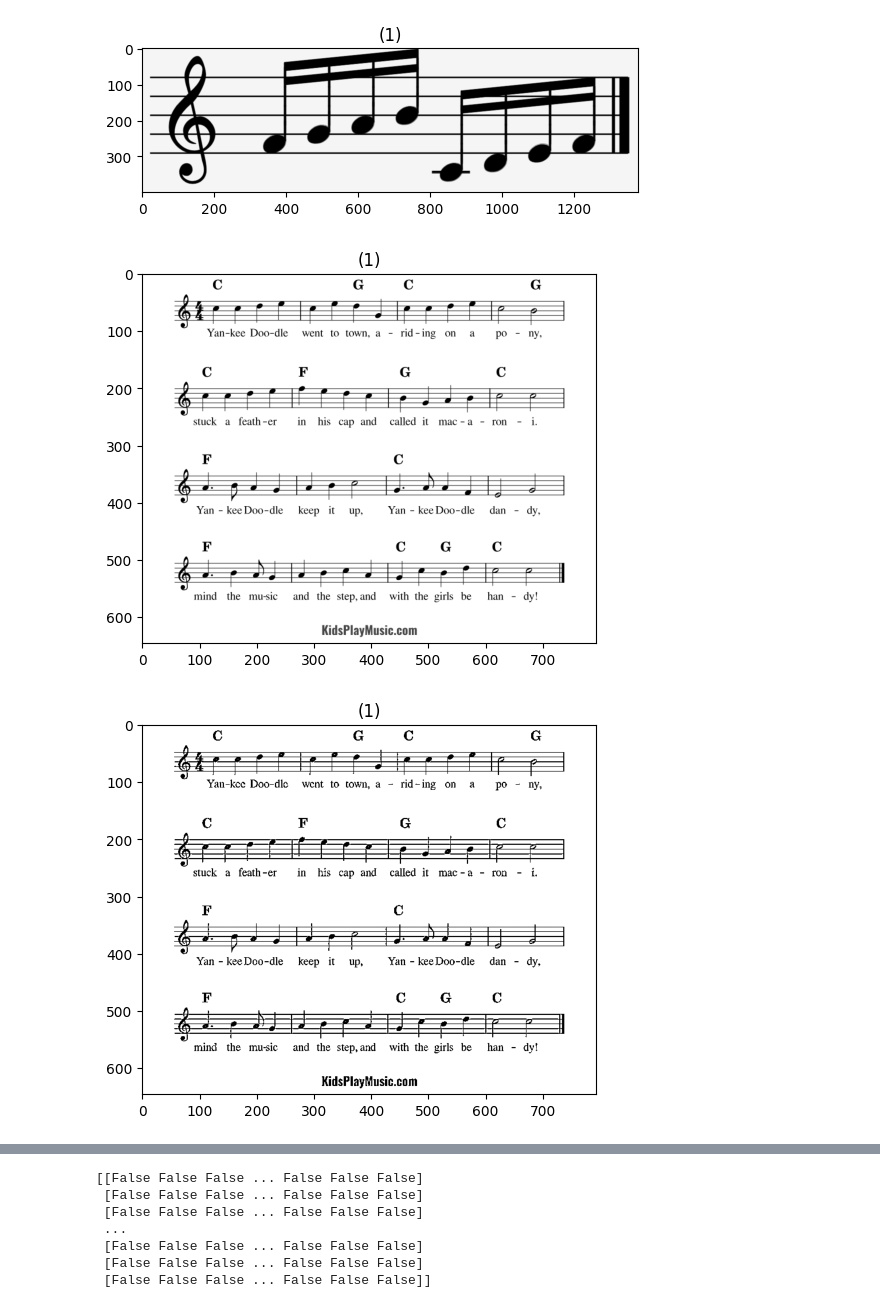
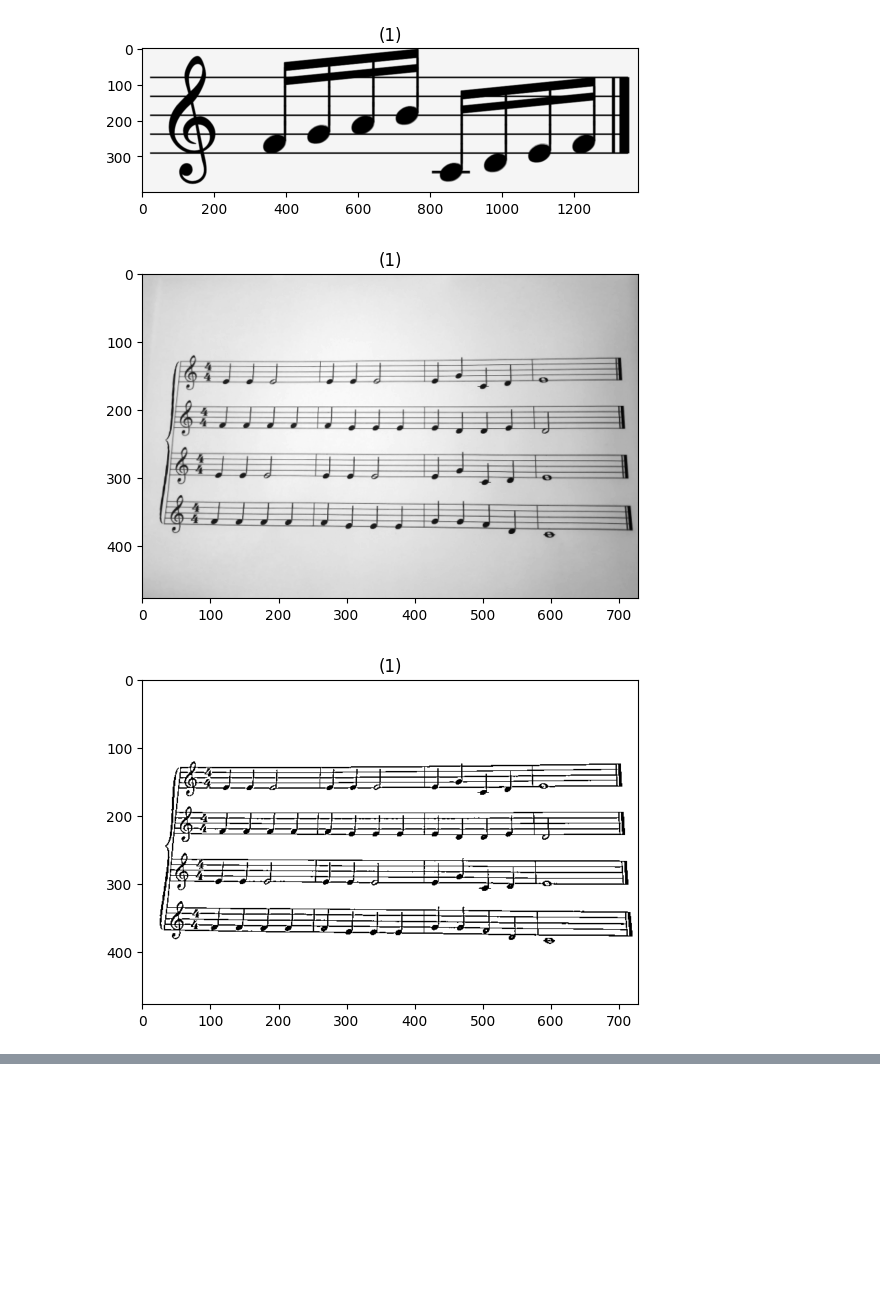
Before and after one commit to Malakyasser8/OMR-Music-Sheet-To-Song, a Jupyter notebook: main.ipynb, the cells around one changed output, grey strips where cells are left out. Saved outputs shown, nothing was run; the diff lists cells and outputs as text; code cells hidden in the pictures; blank space fills up the shorter version.

Commit message:
Dynamic Binarization

```diff
--- a/main.ipynb
+++ b/main.ipynb
@@ -218,6 +253,6 @@ show_images([img])
 # %%
 # Read the image
-img = cv2.imread("./images/image15.png")
+img = cv2.imread("./images/image5.png")
 
 #remove noise using ski and opencv filters
 # remove_noise = median(img)
@@ -228,34 +263,28 @@ remove_noise = cv2.bilateralFilter(img, 3, 75, 75)
 gray = cv2.cvtColor(remove_noise, cv2.COLOR_BGR2GRAY)
 # show_images([gray])
 show_images([gray])
-#adaptive cv2
-binary_gaussian = cv2.adaptiveThreshold(
-    gray,
-    255,
-    cv2.ADAPTIVE_THRESH_GAUSSIAN_C,
-    cv2.THRESH_BINARY,
-    9,
-    5
-)
+#dynamic_binarization
+binarized_image=dynamic_binarization(gray)
+show_images([binarized_image])
 
 # # Apply Otsu's Thresholding
 # _, binary_gaussian = cv2.threshold(gray, 0, 255, cv2.THRESH_BINARY + cv2.THRESH_OTSU)
 # binary_gaussian=adaptive(gray,200)
 
-show_images([binary_gaussian])
+# show_images([binary_gaussian])
 
-# grey_image = binary_gaussian*255
+# grey_image = binarized_image*255
 edges = cv2.Canny(gray, 50, 150)
 
 #detect lines using Hough Transform
 lines = cv2.HoughLines(edges, 1, np.pi / 180.0, 250, np.array([]))
 
-rotated_image=binary_gaussian
+rotated_image=binarized_image
 if lines is not None:#found lines
     _ , theta = lines[0][0]
     angle_degrees = 180 * theta / np.pi
     #rotate the image
-    rotated_image = rotate(binary_gaussian, angle_degrees -90 , cval=255)
+    rotated_image = rotate(binarized_image, angle_degrees -90 , cval=255)
 else:
     print("no liines")
     # plot_change(image,remove_noise,"Greyscale")
@@ -266,35 +295,35 @@ show_images([rotated_image])
 morphology_input=255-rotated_image
 morphology_input=morphology_input>0
 
 dilation=binary_dilation(morphology_input, np.ones((25,1)))
 closing=binary_erosion(dilation,footprint= np.ones((5, 21)))
 
 show_images([closing],["Closing"])
 
 contours_input= (closing * 255).astype('uint8')
 
 # Find contours
 contours, _ = cv2.findContours(contours_input, cv2.RETR_EXTERNAL, cv2.CHAIN_APPROX_SIMPLE)
 
 # Create a copy of the original image to draw the bounding boxes
 output_image = cv2.cvtColor(rotated_image, cv2.COLOR_GRAY2BGR)
 
 # Loop over the contours to get the bounding rectangles
 for contour in contours:
     # Get the bounding rectangle (x, y, width, height)
     x, y, w, h = cv2.boundingRect(contour)
 
     # Draw the rectangle on the image (BGR format for color)
     # if(w*h >50):
     cv2.rectangle(output_image, (x, y), (x + w, y + h), (0, 255, 0), 2)
 
 # Display the result with bounding boxes
-cv2.imshow('Bounding Rectangles', output_image)
-cv2.waitKey(0)
-cv2.destroyAllWindows()
+# cv2.imshow('Bounding Rectangles', output_image)
+# cv2.waitKey(0)
+# cv2.destroyAllWindows()
 
 # img_with_boxes=closing_function(rotated_image)
 show_images([output_image])
 # %% [output]
-[figure, old version]
+[figure, new version]
-[figure, old version]
+[figure, new version]
@@ -302,7 +330,0 @@ show_images([output_image])
-[[False False False ... False False False]
- [False False False ... False False False]
- [False False False ... False False False]
- ...
- [False False False ... False False False]
- [False False False ... False False False]
- [False False False ... False False False]]
```
Also changed, not shown: parts of 3 cells of this notebook.
